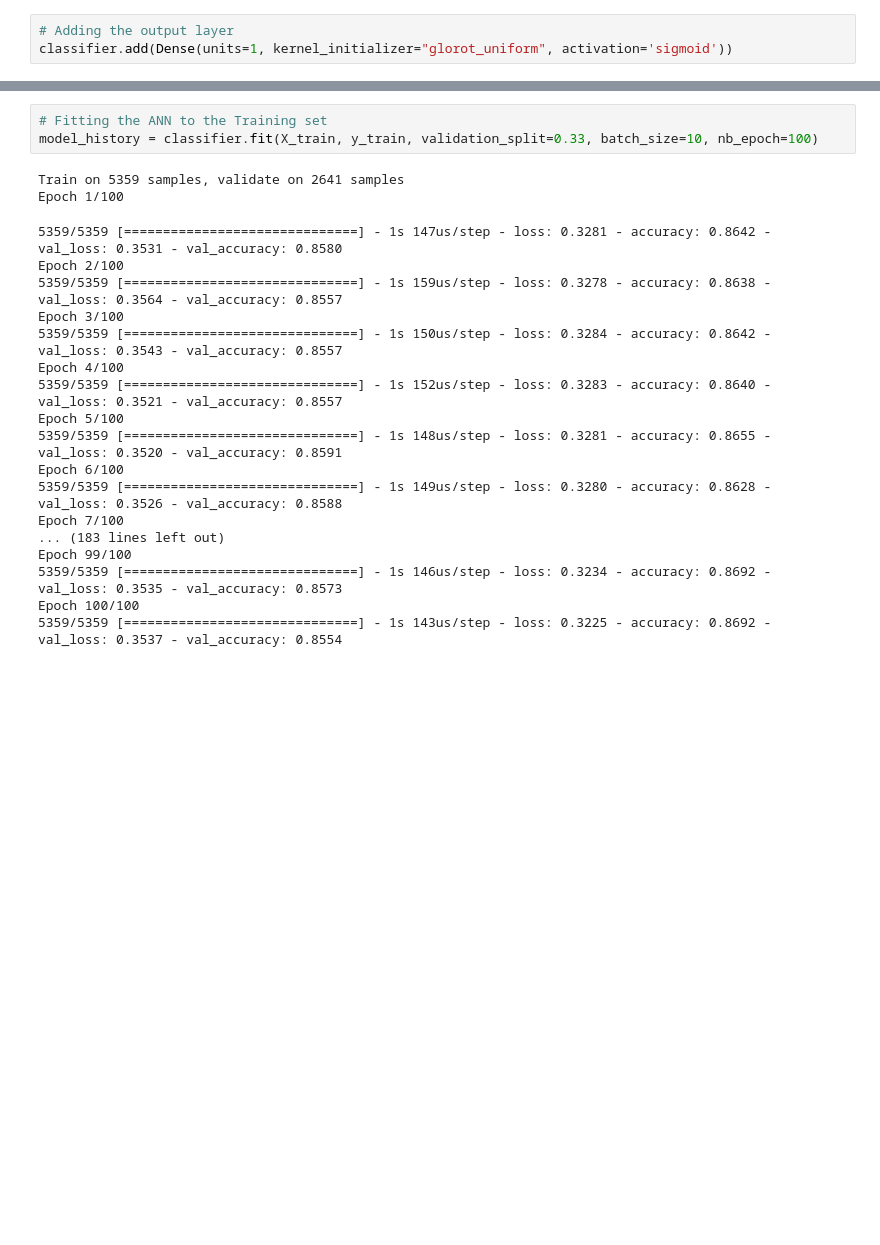
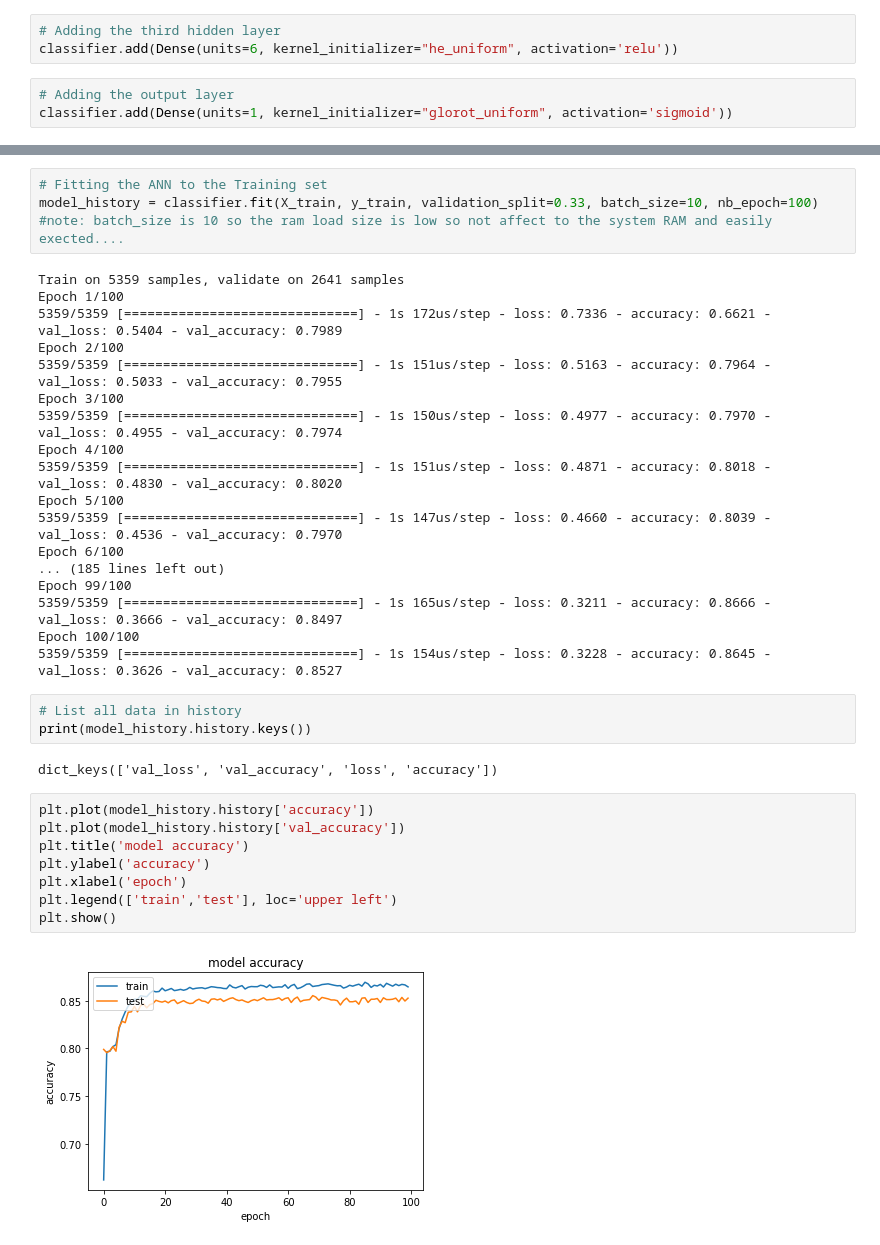
Before and after one commit to Darktechie-programmer/Deep_learning, a Jupyter notebook: ANN.ipynb, the cells around one changed output, grey strips where cells are left out. Saved outputs shown, nothing was run; the diff lists cells and outputs as text; blank space fills up the shorter version.

```diff
--- a/ANN.ipynb
+++ b/ANN.ipynb
@@ -106,3 +107,6 @@ classifier.add(Dense(units=6, kernel_initializer="he_uniform", activation='relu'
+# %%
+# Adding the third hidden layer
+classifier.add(Dense(units=6, kernel_initializer="he_uniform", activation='relu'))
 # %%
 # Adding the output layer
 classifier.add(Dense(units=1, kernel_initializer="glorot_uniform", activation='sigmoid'))
@@ -129,23 +138,37 @@ _________________________________________________________________
 # %%
 # Fitting the ANN to the Training set
 model_history = classifier.fit(X_train, y_train, validation_split=0.33, batch_size=10, nb_epoch=100)
+#note: batch_size is 10 so the ram load size is low so not affect to the system RAM and easily exected....
 # %% [output]
 Train on 5359 samples, validate on 2641 samples
 Epoch 1/100
+5359/5359 [==============================] - 1s 172us/step - loss: 0.7336 - accuracy: 0.6621 - val_loss: 0.5404 - val_accuracy: 0.7989
+Epoch 2/100
+5359/5359 [==============================] - 1s 151us/step - loss: 0.5163 - accuracy: 0.7964 - val_loss: 0.5033 - val_accuracy: 0.7955
+Epoch 3/100
+5359/5359 [==============================] - 1s 150us/step - loss: 0.4977 - accuracy: 0.7970 - val_loss: 0.4955 - val_accuracy: 0.7974
+Epoch 4/100
+5359/5359 [==============================] - 1s 151us/step - loss: 0.4871 - accuracy: 0.8018 - val_loss: 0.4830 - val_accuracy: 0.8020
+Epoch 5/100
+5359/5359 [==============================] - 1s 147us/step - loss: 0.4660 - accuracy: 0.8039 - val_loss: 0.4536 - val_accuracy: 0.7970
+Epoch 6/100
+... (185 lines left out)
+Epoch 99/100
+5359/5359 [==============================] - 1s 165us/step - loss: 0.3211 - accuracy: 0.8666 - val_loss: 0.3666 - val_accuracy: 0.8497
+Epoch 100/100
+5359/5359 [==============================] - 1s 154us/step - loss: 0.3228 - accuracy: 0.8645 - val_loss: 0.3626 - val_accuracy: 0.8527
-5359/5359 [==============================] - 1s 147us/step - loss: 0.3281 - accuracy: 0.8642 - val_loss: 0.3531 - val_accuracy: 0.8580
-Epoch 2/100
-5359/5359 [==============================] - 1s 159us/step - loss: 0.3278 - accuracy: 0.8638 - val_loss: 0.3564 - val_accuracy: 0.8557
-Epoch 3/100
-5359/5359 [==============================] - 1s 150us/step - loss: 0.3284 - accuracy: 0.8642 - val_loss: 0.3543 - val_accuracy: 0.8557
-Epoch 4/100
-5359/5359 [==============================] - 1s 152us/step - loss: 0.3283 - accuracy: 0.8640 - val_loss: 0.3521 - val_accuracy: 0.8557
-Epoch 5/100
-5359/5359 [==============================] - 1s 148us/step - loss: 0.3281 - accuracy: 0.8655 - val_loss: 0.3520 - val_accuracy: 0.8591
-Epoch 6/100
-5359/5359 [==============================] - 1s 149us/step - loss: 0.3280 - accuracy: 0.8628 - val_loss: 0.3526 - val_accuracy: 0.8588
-Epoch 7/100
-... (183 lines left out)
-Epoch 99/100
-5359/5359 [==============================] - 1s 146us/step - loss: 0.3234 - accuracy: 0.8692 - val_loss: 0.3535 - val_accuracy: 0.8573
-Epoch 100/100
-5359/5359 [==============================] - 1s 143us/step - loss: 0.3225 - accuracy: 0.8692 - val_loss: 0.3537 - val_accuracy: 0.8554
+# %%
+# List all data in history
+print(model_history.history.keys())
+# %% [output]
+dict_keys(['val_loss', 'val_accuracy', 'loss', 'accuracy'])
+# %%
+plt.plot(model_history.history['accuracy'])
+plt.plot(model_history.history['val_accuracy'])
+plt.title('model accuracy')
+plt.ylabel('accuracy')
+plt.xlabel('epoch')
+plt.legend(['train','test'], loc='upper left')
+plt.show()
+# %% [output]
+[figure, added]
```
Also changed, not shown: parts of 11 cells of this notebook.
